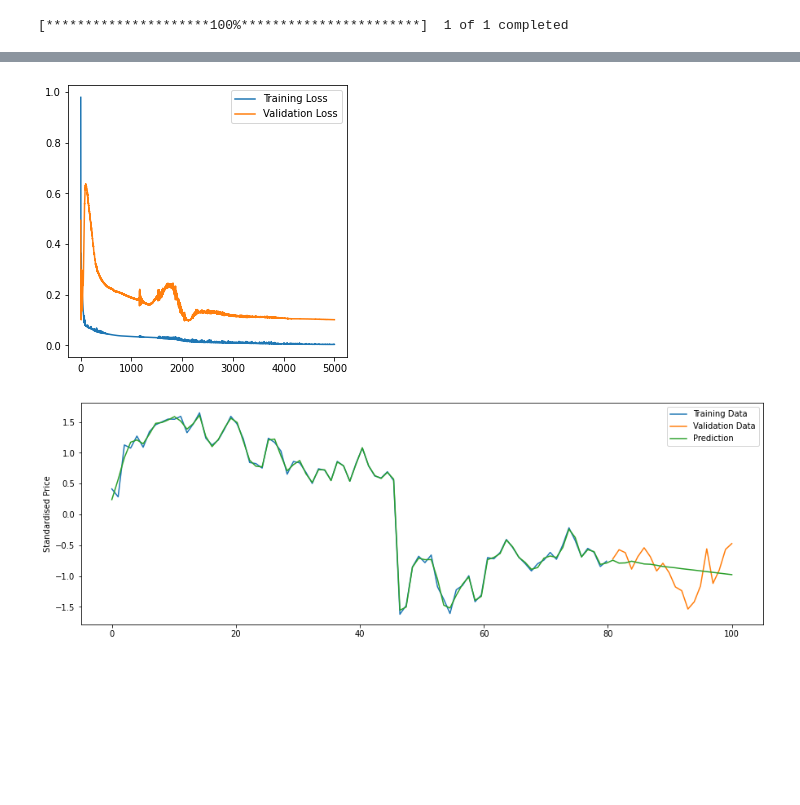
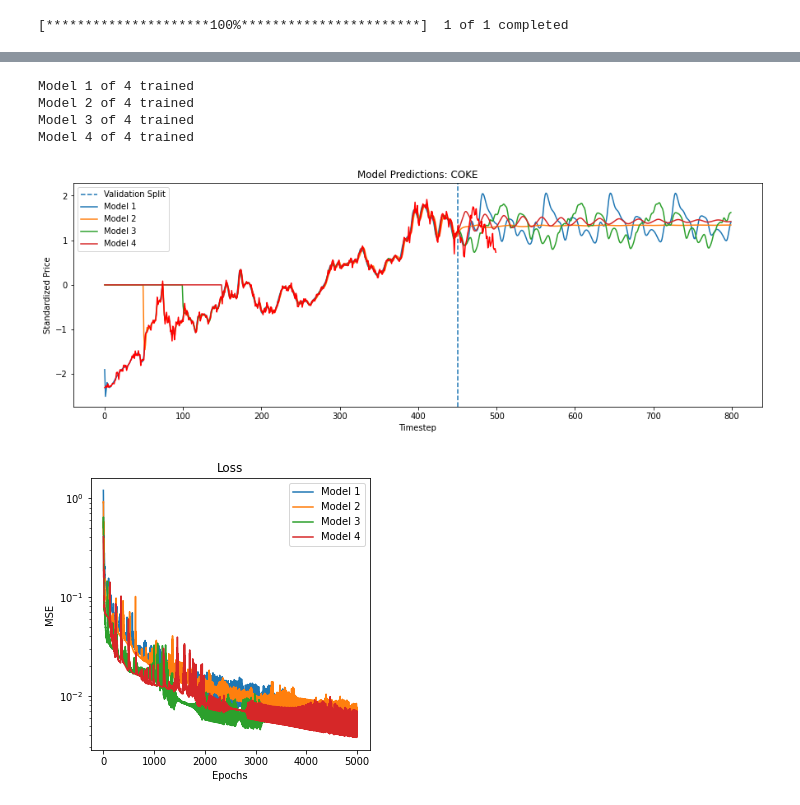
Before and after one commit to PaulTan191/ML, a Jupyter notebook: Stockus.ipynb, the cells around one changed output, grey strips where cells are left out. Cells and saved outputs as stored; diff of their text form; code cells hidden in the pictures; blank space fills up the shorter version.

```diff
--- a/Stockus.ipynb
+++ b/Stockus.ipynb
@@ -81,5 +88,13 @@ stck.plot_losses()
 # %%
-stck.train_test(val_start = 20, start = 0)
+stck.train_test(val_start = 50,epochs = 5000)
 # %% [output]
-[figure, removed]
-[figure, removed]
+Model 1 of 4 trained
+Model 2 of 4 trained
+Model 3 of 4 trained
+Model 4 of 4 trained
+# %%
+stck.plot_predictions(in_figsize = (15,5),test = 50)
+stck.plot_losses()
+# %% [output]
+[figure, added]
+[figure, added]
```
Also changed, not shown: parts of 7 cells of this notebook.
